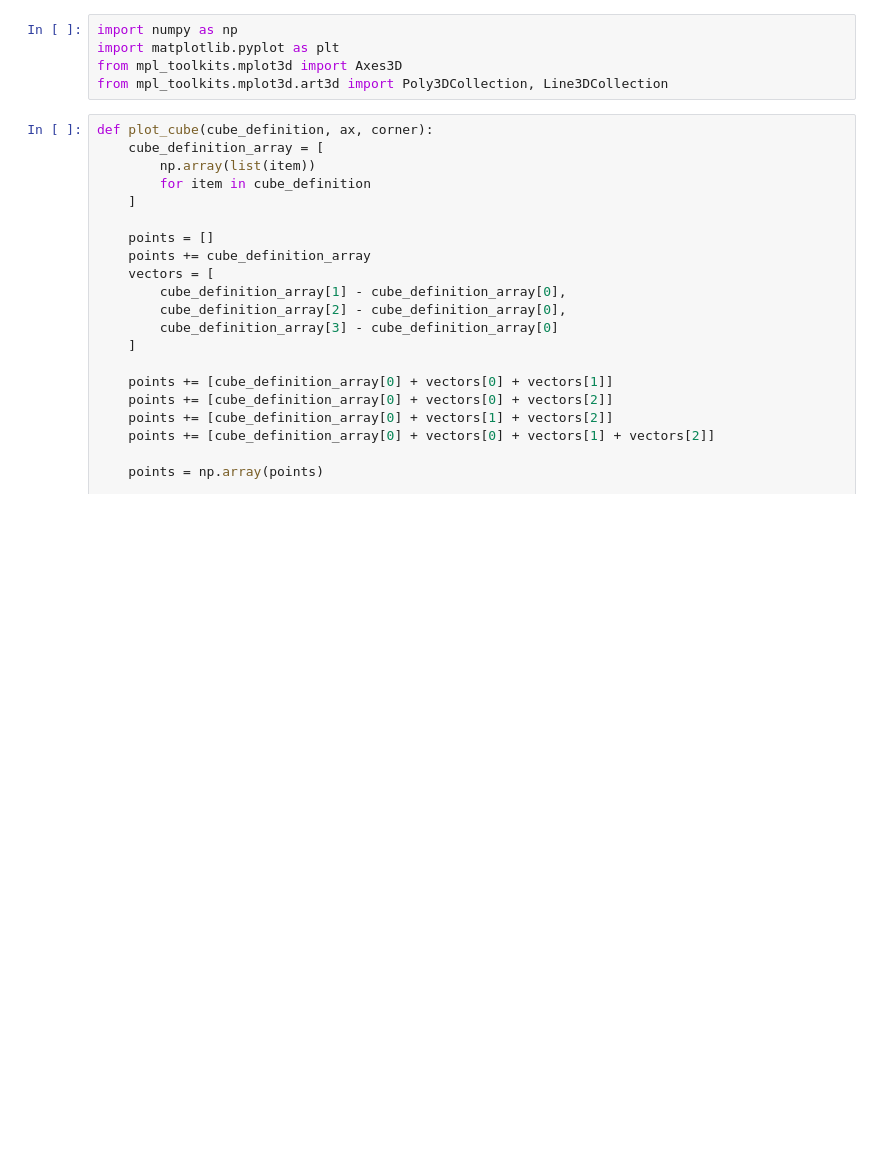
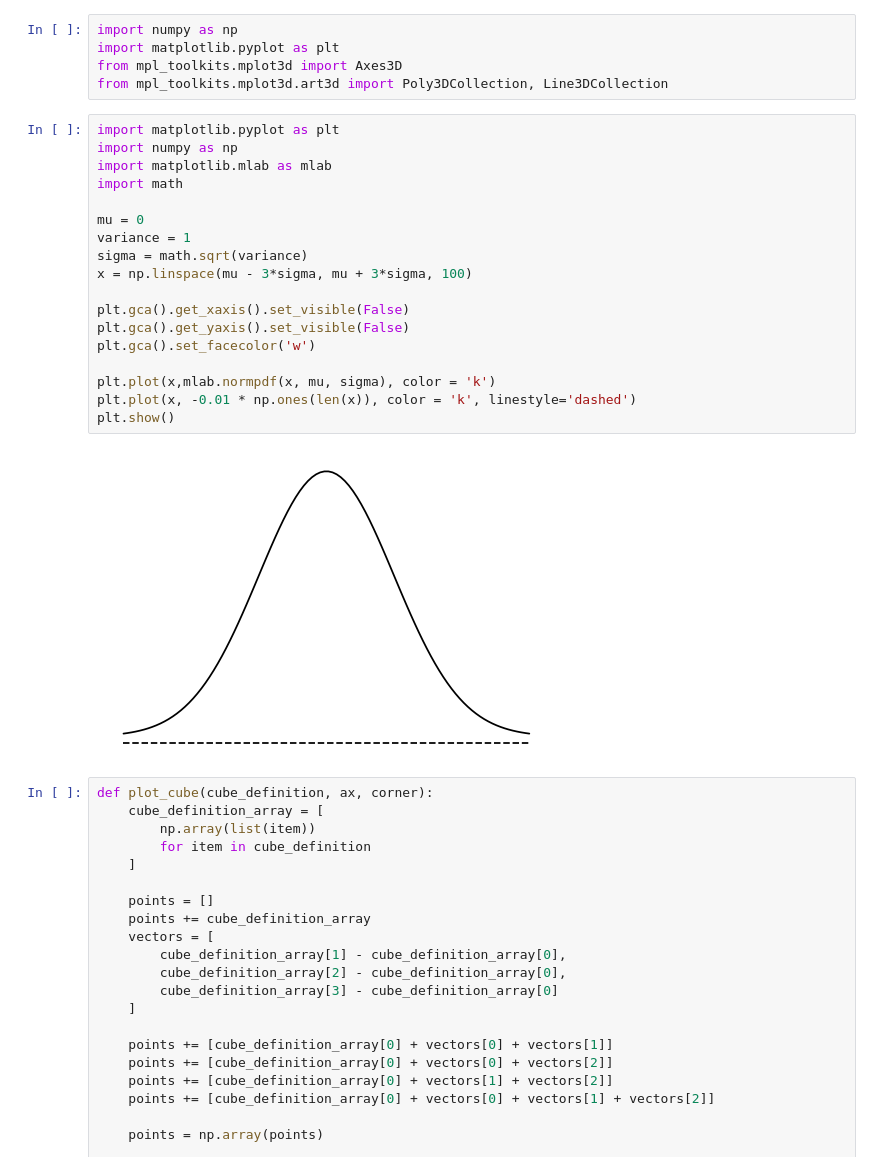
Before and after one commit to Joovvhan/ColabTest, a Jupyter notebook: Graphics_Test.ipynb, the cells around one changed output. Saved outputs shown, nothing was run; the diff lists cells and outputs as text; blank space fills up the shorter version.

```diff
--- a/Graphics_Test.ipynb
+++ b/Graphics_Test.ipynb
@@ -5,6 +5,26 @@ import numpy as np
 import matplotlib.pyplot as plt
 from mpl_toolkits.mplot3d import Axes3D
 from mpl_toolkits.mplot3d.art3d import Poly3DCollection, Line3DCollection
+# %%
+import matplotlib.pyplot as plt
+import numpy as np
+import matplotlib.mlab as mlab
+import math
+
+mu = 0
+variance = 1
+sigma = math.sqrt(variance)
+x = np.linspace(mu - 3*sigma, mu + 3*sigma, 100)
+
+plt.gca().get_xaxis().set_visible(False)
+plt.gca().get_yaxis().set_visible(False)
+plt.gca().set_facecolor('w')
+
+plt.plot(x,mlab.normpdf(x, mu, sigma), color = 'k')
+plt.plot(x, -0.01 * np.ones(len(x)), color = 'k', linestyle='dashed')
+plt.show()
+# %% [output]
+[figure, added]
 # %%
 def plot_cube(cube_definition, ax, corner):
     cube_definition_array = [
```
Also changed, not shown: parts of 2 cells of this notebook.
